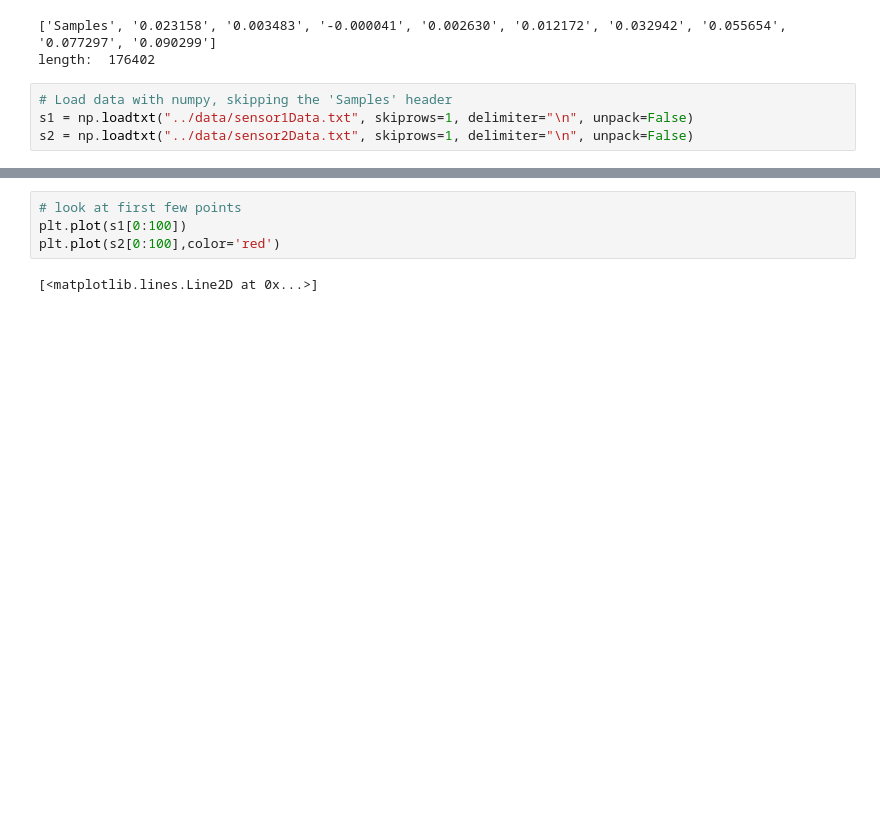
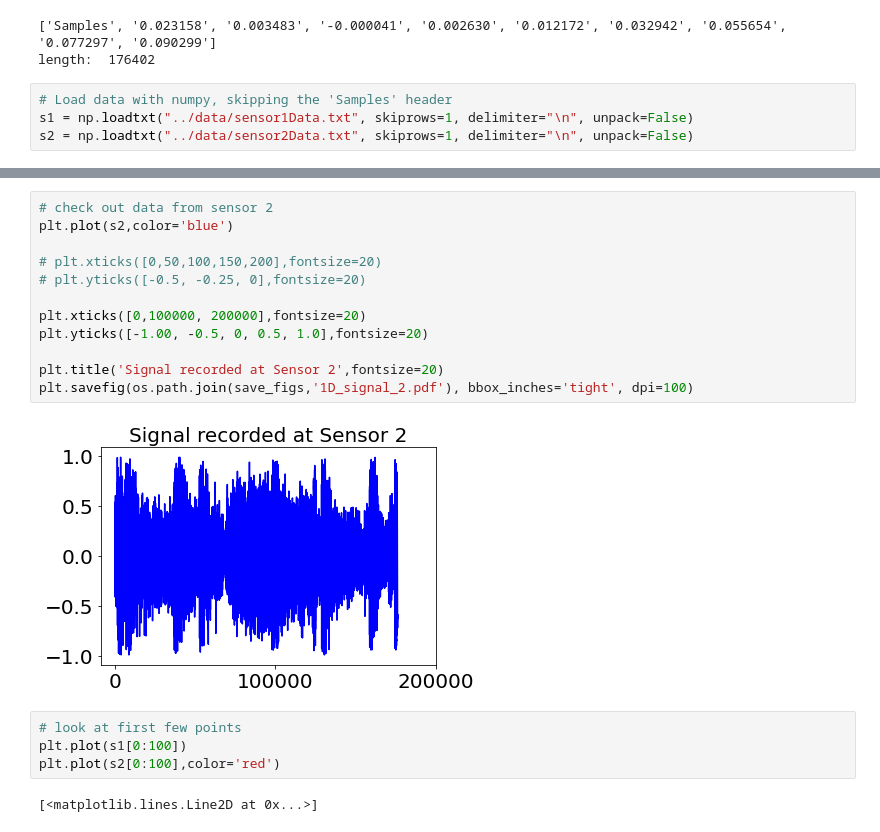
Before and after one commit to Shee-Ra/computer_vision, a Jupyter notebook: 1_1D_spatial_cross_correlation/notebooks/1_1D cross correlation exercises.ipynb, the cells around one changed output, grey strips where cells are left out. Drawn from its saved outputs; the diff is of its cells as text; blank space fills up the shorter version.

```diff
--- a/1_1D_spatial_cross_correlation/notebooks/1_1D cross correlation exercises.ipynb
+++ b/1_1D_spatial_cross_correlation/notebooks/1_1D cross correlation exercises.ipynb
@@ -195,3 +203,17 @@ plt.plot(s2,color='red')
+# %%
+# check out data from sensor 2
+plt.plot(s2,color='blue')
+
+# plt.xticks([0,50,100,150,200],fontsize=20)
+# plt.yticks([-0.5, -0.25, 0],fontsize=20)
+
+plt.xticks([0,100000, 200000],fontsize=20)
+plt.yticks([-1.00, -0.5, 0, 0.5, 1.0],fontsize=20)
+
+plt.title('Signal recorded at Sensor 2',fontsize=20)
+plt.savefig(os.path.join(save_figs,'1D_signal_2.pdf'), bbox_inches='tight', dpi=100)
+# %% [output]
+[figure, added]
 # %%
 # look at first few points
 plt.plot(s1[0:100])
```
Also changed, not shown: parts of 5 cells of this notebook, 25 other files.
